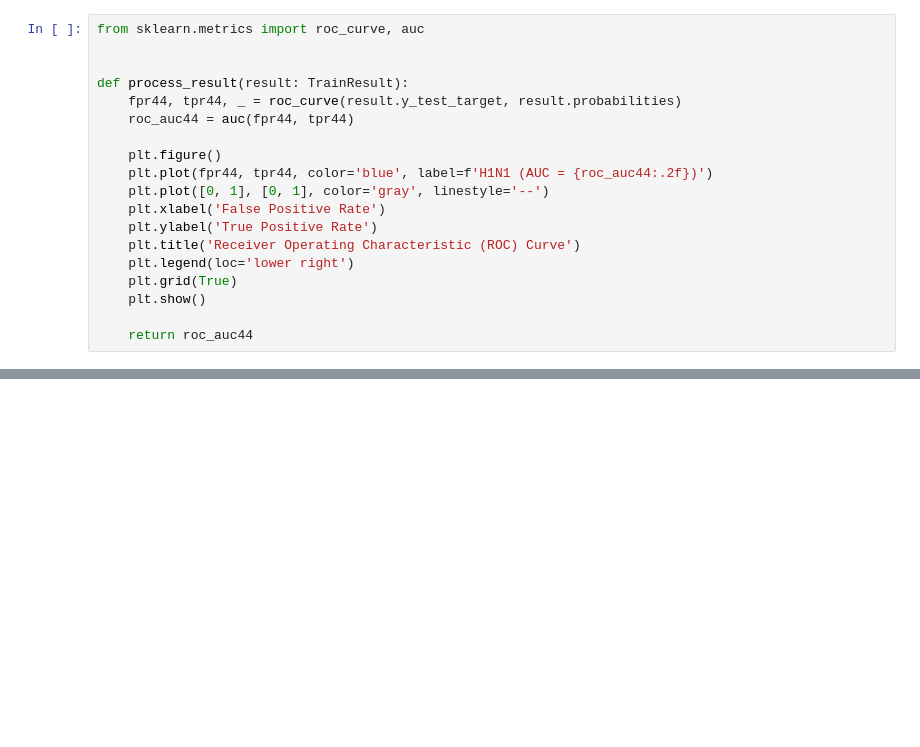
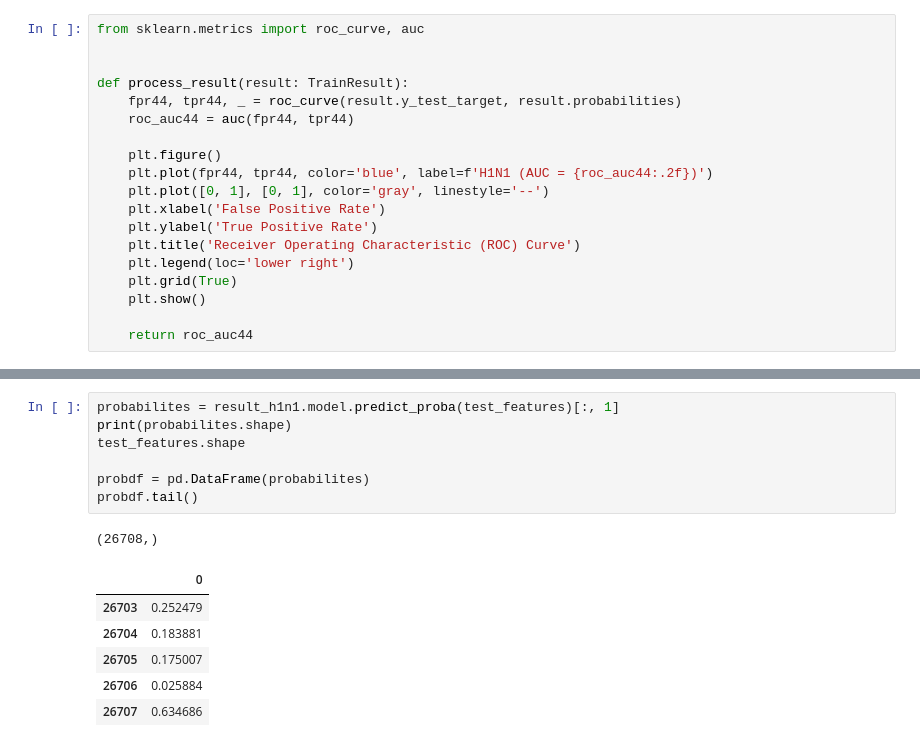
Before and after one commit to Alexander-Ploskin/FluShot, a Jupyter notebook: catboost.ipynb, the cells around one changed output, grey strips where cells are left out. Drawn from its saved outputs; the diff is of its cells as text; blank space fills up the shorter version.

```diff
--- a/catboost.ipynb
+++ b/catboost.ipynb
@@ -198,3 +200,18 @@ process_result(result)
 # %% [output]
 [figure]
 np.float64(0.8601952786664706)
+# %%
+probabilites = result_h1n1.model.predict_proba(test_features)[:, 1]
+print(probabilites.shape)
+test_features.shape
+
+probdf = pd.DataFrame(probabilites)
+probdf.tail()
+# %% [output]
+(26708,)
+|  | 0 |
+| 26703 | 0.252479 |
+| 26704 | 0.183881 |
+| 26705 | 0.175007 |
+| 26706 | 0.025884 |
+| 26707 | 0.634686 |
```
Also changed, not shown: parts of 5 cells of this notebook, 2 other files.
